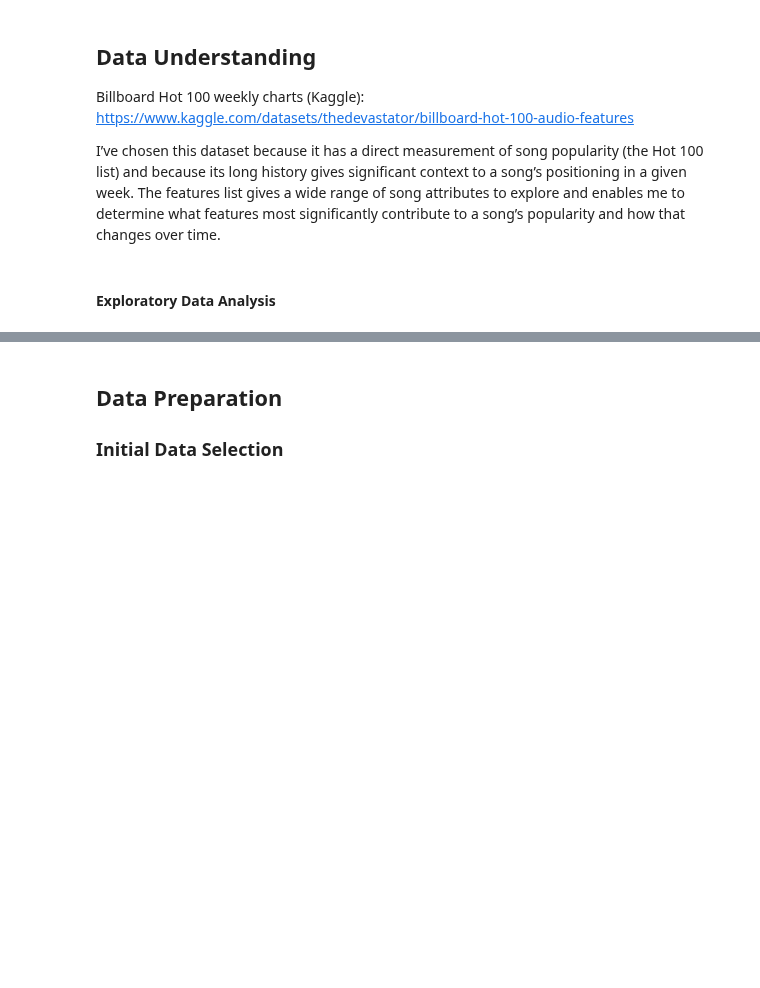
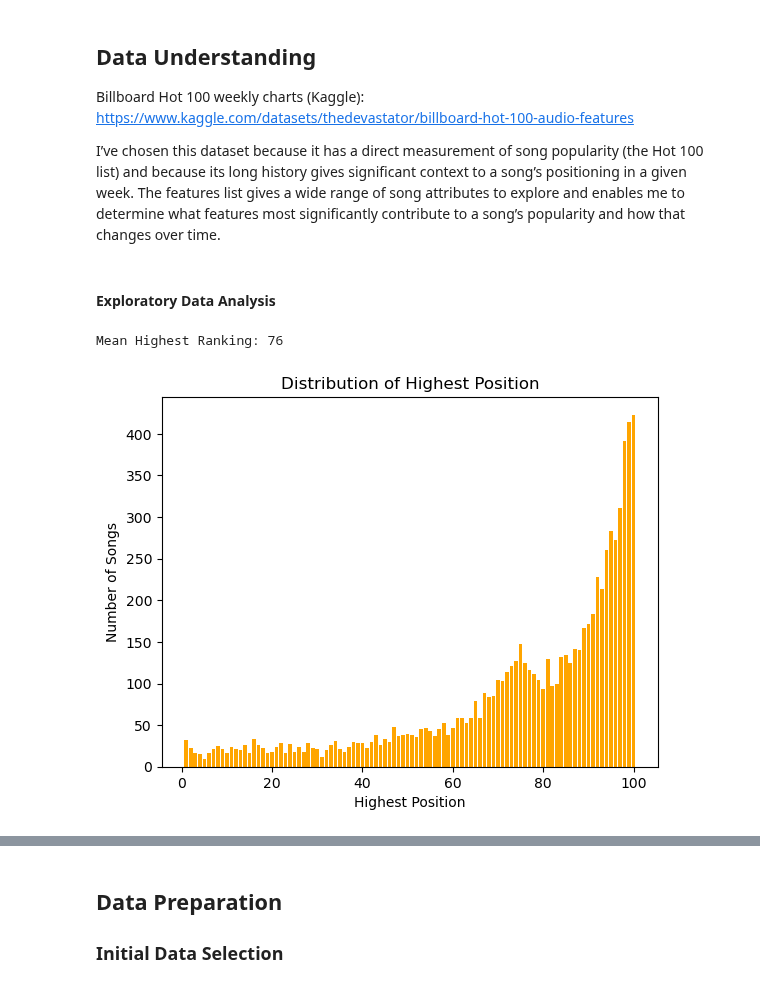
Before and after one commit to marhas109/MH_DS_Capstone_Project_2, a Jupyter notebook: MH_DS_Capstone_Proj2.ipynb, the cells around one changed output, grey strips where cells are left out. Cells and saved outputs as stored; diff of their text form; code cells hidden in the pictures; blank space fills up the shorter version.

```diff
--- a/MH_DS_Capstone_Proj2.ipynb
+++ b/MH_DS_Capstone_Proj2.ipynb
@@ -79,3 +79,17 @@ df_hotlist_all.info()
 df_features_all.info()
 # %% [markdown]
 #### Exploratory Data Analysis
+# %%
+peak_pos_dist = df_clean_withgenre['Max_Peak_Position'].value_counts()
+df_peak_pos_dist = pd.DataFrame(peak_pos_dist)
+df_peak_pos_dist = df_peak_pos_dist.reset_index()
+print(f"Mean Highest Ranking: {df_clean_withgenre['Max_Peak_Position'].mean():.0f}")
+
+plt.bar(df_peak_pos_dist['Max_Peak_Position'], df_peak_pos_dist['count'], color='orange')
+plt.xlabel('Highest Position')
+plt.ylabel('Number of Songs')
+plt.title('Distribution of Highest Position')
+plt.show()
+# %% [output]
+Mean Highest Ranking: 76
+[figure, added]
```
Also changed, not shown: parts of 19 cells of this notebook.
